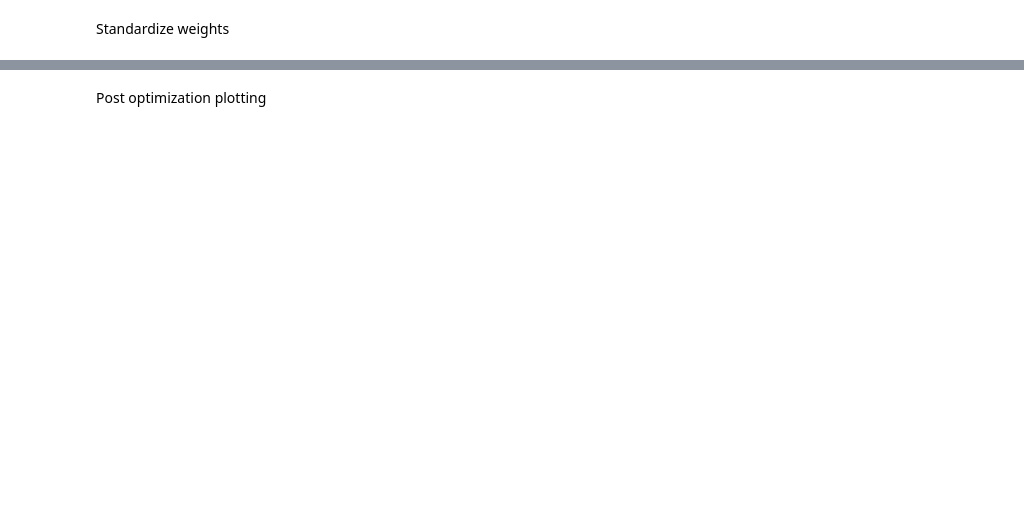
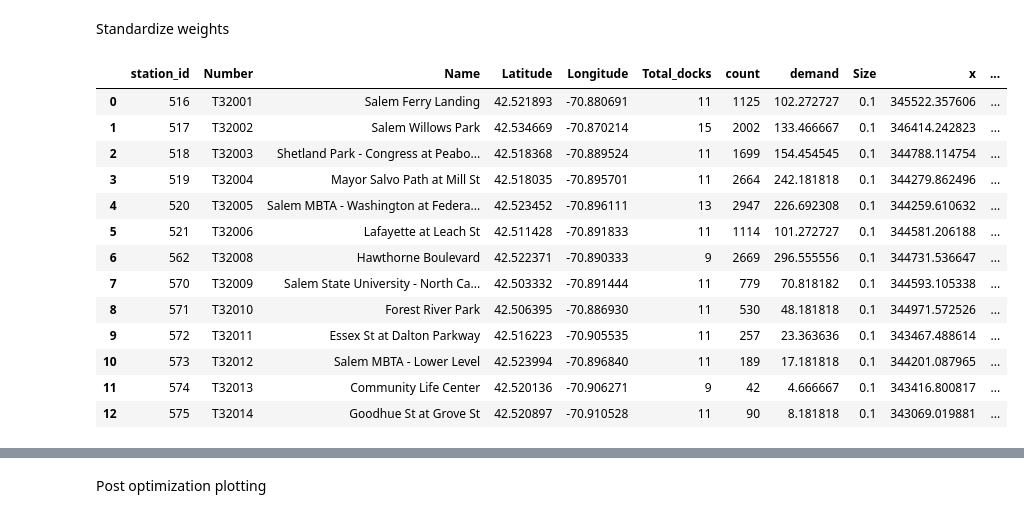
Before and after one commit to aderaustmit/bluebikes, a Jupyter notebook: salem_plotting.ipynb, the cells around one changed output, grey strips where cells are left out. Drawn from its saved outputs; the diff is of its cells as text; code cells hidden in the pictures; blank space fills up the shorter version.

```diff
--- a/salem_plotting.ipynb
+++ b/salem_plotting.ipynb
@@ -129,24 +143,41 @@ pd.concat([candidates_df,salem_demand_df,attractions_df])
 Standardize weights
 # %%
 #standardize attraction and demand weights
-attraction_weights_raw = pd.read_csv('inputs/attractions_weights.csv')
-attraction_weights = attraction_weights_raw["Google Reviews"]
+#attraction_weights_raw = pd.read_csv('inputs/attractions_weights.csv')
+#attraction_weights = attraction_weights_raw["Google Reviews"]
+attraction_weights = attractions_df["Google Reviews"]
+
 demand_weights = salem_demand_df["demand"]
 
-attraction_weights_raw["log"] = np.log10(attraction_weights)
-attraction_weights_raw["norm"] = (attraction_weights_raw["log"] - min(attraction_weights_raw["log"]))/(max(attraction_weights_raw["log"]) - min(attraction_weights_raw["log"]))
-attraction_weights_raw
+attractions_df["log"] = np.log10(attraction_weights)
+attractions_df["norm"] = (attractions_df["log"] - min(attractions_df["log"]))/(max(attractions_df["log"]) - min(attractions_df["log"]))
+attractions_df
 
 #salem_demand_df.describe()
 salem_demand_df["norm"] = (demand_weights - min(demand_weights))/(max(demand_weights) - min(demand_weights))
 salem_demand_df
 
 #first see distributions
 #demand_weights.hist()
 #attraction_weights.hist()
 
 #attraction_weights.plot(kind='hist', logx=True, bins=10)
 
 #write to csv
-attraction_weights_raw.to_csv('standardized_attractions_weights.csv')
-salem_demand_df.to_csv('standardized_salem_demand.csv')
+#attractions_df.to_csv('inputs/standardized_attractions_weights.csv')
+#salem_demand_df.to_csv('inputs/standardized_salem_demand.csv')
+# %% [output]
+|  | station_id | Number | Name | Latitude | Longitude | Total_docks | count | demand | Size | x | ... |
+| 0 | 516 | T32001 | Salem Ferry Landing | 42.521893 | -70.880691 | 11 | 1125 | 102.272727 | 0.1 | 345522.357606 | ... |
+| 1 | 517 | T32002 | Salem Willows Park | 42.534669 | -70.870214 | 15 | 2002 | 133.466667 | 0.1 | 346414.242823 | ... |
+| 2 | 518 | T32003 | Shetland Park - Congress at Peabo... | 42.518368 | -70.889524 | 11 | 1699 | 154.454545 | 0.1 | 344788.114754 | ... |
+| 3 | 519 | T32004 | Mayor Salvo Path at Mill St | 42.518035 | -70.895701 | 11 | 2664 | 242.181818 | 0.1 | 344279.862496 | ... |
+| 4 | 520 | T32005 | Salem MBTA - Washington at Federa... | 42.523452 | -70.896111 | 13 | 2947 | 226.692308 | 0.1 | 344259.610632 | ... |
+| 5 | 521 | T32006 | Lafayette at Leach St | 42.511428 | -70.891833 | 11 | 1114 | 101.272727 | 0.1 | 344581.206188 | ... |
+| 6 | 562 | T32008 | Hawthorne Boulevard | 42.522371 | -70.890333 | 9 | 2669 | 296.555556 | 0.1 | 344731.536647 | ... |
+| 7 | 570 | T32009 | Salem State University - North Ca... | 42.503332 | -70.891444 | 11 | 779 | 70.818182 | 0.1 | 344593.105338 | ... |
+| 8 | 571 | T32010 | Forest River Park | 42.506395 | -70.886930 | 11 | 530 | 48.181818 | 0.1 | 344971.572526 | ... |
+| 9 | 572 | T32011 | Essex St at Dalton Parkway | 42.516223 | -70.905535 | 11 | 257 | 23.363636 | 0.1 | 343467.488614 | ... |
+| 10 | 573 | T32012 | Salem MBTA - Lower Level | 42.523994 | -70.896840 | 11 | 189 | 17.181818 | 0.1 | 344201.087965 | ... |
+| 11 | 574 | T32013 | Community Life Center | 42.520136 | -70.906271 | 9 | 42 | 4.666667 | 0.1 | 343416.800817 | ... |
+| 12 | 575 | T32014 | Goodhue St at Grove St | 42.520897 | -70.910528 | 11 | 90 | 8.181818 | 0.1 | 343069.019881 | ... |
```
Also changed, not shown: parts of 6 cells of this notebook, 2 other files.
